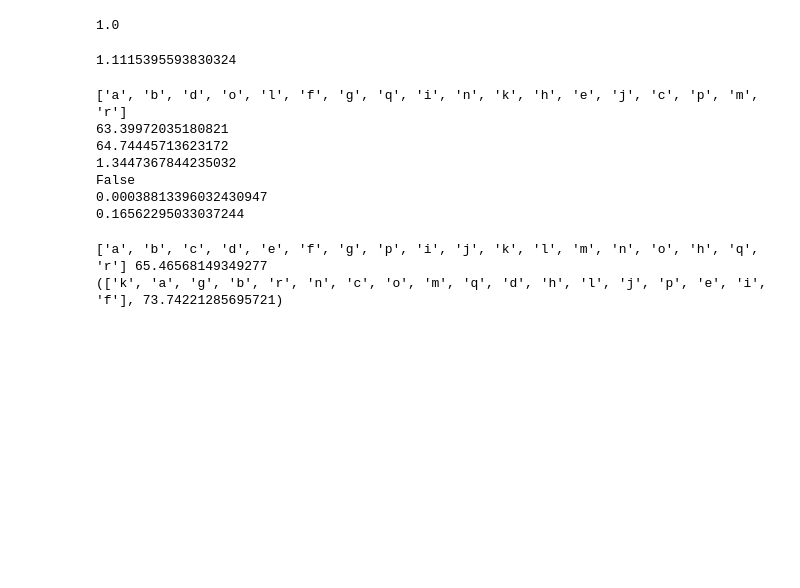
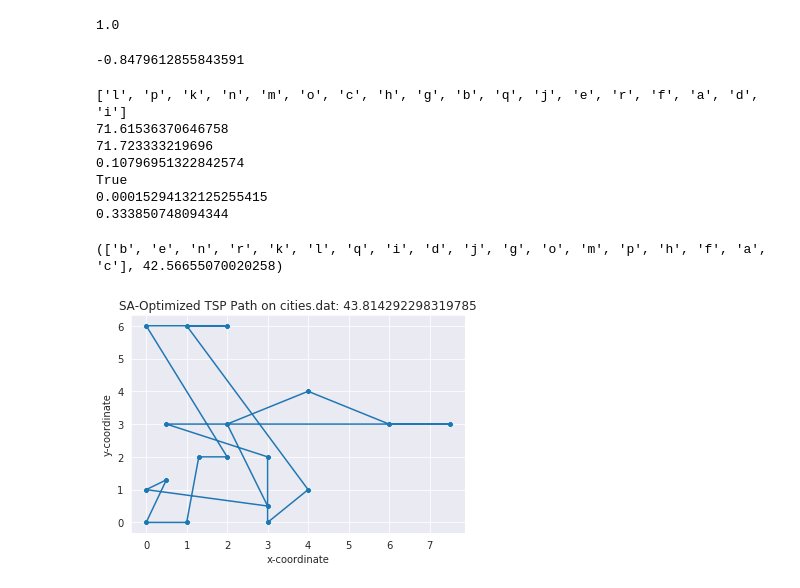
Before and after one commit to kensekense/unige, a Jupyter notebook: metaheuristics/tp_3/simulated_annealing.ipynb, the cells around one changed output. Drawn from its saved outputs; the diff is of its cells as text; code cells hidden in the pictures; blank space fills up the shorter version.

```diff
--- a/metaheuristics/tp_3/simulated_annealing.ipynb
+++ b/metaheuristics/tp_3/simulated_annealing.ipynb
@@ -55,7 +55,7 @@ def random_config (city):
     '''
     rand_config = list(city.keys())
 
-    x = random.randint(1,20)
+    x = random.randint(10,30)
 
     for k in range(0, x):
 
@@ -99,8 +99,8 @@ def find_initial_temperature(city):
     for i in range(0,100):
 
         s1, s2 = roll_two(len(config))
-        move_config = movement(config, s1, s2)
-        e2 = calc_fitness(config, city)
+        move_config = random_config(city)[:]
+        e2 = calc_fitness(move_config, city)
         delta_energies.append(e2-e1)
 
     avg = sum(delta_energies)/float(100)
@@ -108,7 +108,7 @@ def find_initial_temperature(city):
 # %%
 print(find_initial_temperature(cities))
 # %% [output]
-1.1115395593830324
+-0.8479612855843591
 # %%
 QQQ = random_config(cities)
 a = QQQ[:]
@@ -126,13 +126,13 @@ print(accept_reject(a, b, find_initial_temperature(cities), cities))
 print(math.exp((-1*b2-a1)/float(16.31545285201128)))
 print(random.random())
 # %% [output]
-['a', 'b', 'd', 'o', 'l', 'f', 'g', 'q', 'i', 'n', 'k', 'h', 'e', 'j', 'c', 'p', 'm', 'r']
-63.39972035180821
-64.74445713623172
-1.3447367844235032
-False
-0.00038813396032430947
-0.16562295033037244
+['l', 'p', 'k', 'n', 'm', 'o', 'c', 'h', 'g', 'b', 'q', 'j', 'e', 'r', 'f', 'a', 'd', 'i']
+71.61536370646758
+71.723333219696
+0.10796951322842574
+True
+0.00015294132125255415
+0.333850748094344
 # %%
 def simulated_annealing (data):
 
@@ -140,13 +140,13 @@ def simulated_annealing (data):
     cities = create_city(data)
 
     #Initial Configuration
-    config = random_config(cities)
-    print(config, calc_fitness(config, cities))
+    config = random_config(cities)[:]
+    #print(config, calc_fitness(config, cities))
     N = len(config)
 
     #Initial Temperature
-    #temp = find_initial_temperature(cities)
-    temp = 0.5
+    temp = find_initial_temperature(cities)
+    #temp = 0.1
 
     #!!!
     accepted = 0
@@ -158,8 +158,9 @@ def simulated_annealing (data):
     while(not freeze_condition):
 
         #Elementary Configuration
-        i, j = roll_two(N)
-        transform = movement(config, i, j)
+        #i, j = roll_two(N)
+        #transform = movement(config, i, j)[:]
+        transform = random_config(cities)[:]
 
         #Accept/Reject
         if accept_reject(config, transform, temp, cities):
@@ -179,14 +180,14 @@ def simulated_annealing (data):
             tries = 0
 
             if iteration > 3:
-                if fitnesses[iteration-3] <= fitnesses[iteration-1]: #no improvement
-                    if fitnesses[iteration-2] <= fitnesses[iteration-1]: #within the last
-                        if fitnesses[iteration-1] <= fitnesses[iteration-1]: #three temperature steps
+                if fitnesses[iteration-4] == fitnesses[iteration-1]: #no improvement
+                    if fitnesses[iteration-3] == fitnesses[iteration-1]: #within the last
+                        if fitnesses[iteration-2] == fitnesses[iteration-1]: #three temperature steps
                             freeze_condition = True
 
     return config, calc_fitness(config, cities)
 # %%
-print(simulated_annealing("cities.dat"))
+solution = simulated_annealing("cities.dat")
+print(solution)
 # %% [output]
-['a', 'b', 'c', 'd', 'e', 'f', 'g', 'p', 'i', 'j', 'k', 'l', 'm', 'n', 'o', 'h', 'q', 'r'] 65.46568149349277
-(['k', 'a', 'g', 'b', 'r', 'n', 'c', 'o', 'm', 'q', 'd', 'h', 'l', 'j', 'p', 'e', 'i', 'f'], 73.74221285695721)
+(['b', 'e', 'n', 'r', 'k', 'l', 'q', 'i', 'd', 'j', 'g', 'o', 'm', 'p', 'h', 'f', 'a', 'c'], 42.56655070020258)
@@ -192,0 +197,18 @@ print(simulated_annealing("cities.dat"))
+# %%
+show_locations = solution[0]
+show_locations.append(show_locations[0])
+cities = create_city("cities.dat")
+xes = []
+yes = []
+for locations in show_locations:
+    xes.append(cities[locations][0]) #x loc
+    yes.append(cities[locations][1]) #y loc
+
+with sb.axes_style("darkgrid"):
+
+    ax = sb.scatterplot(xes[:],yes[:])
+    plt.plot(xes[:],yes[:])
+    ax.title.set_text("SA-Optimized TSP Path on cities.dat: "+str(solution[1]))
+    ax.set(xlabel = "x-coordinate", ylabel= "y-coordinate")
+# %% [output]
+[figure, added]
```
Also changed, not shown: parts of 7 cells of this notebook, 53 other files.
